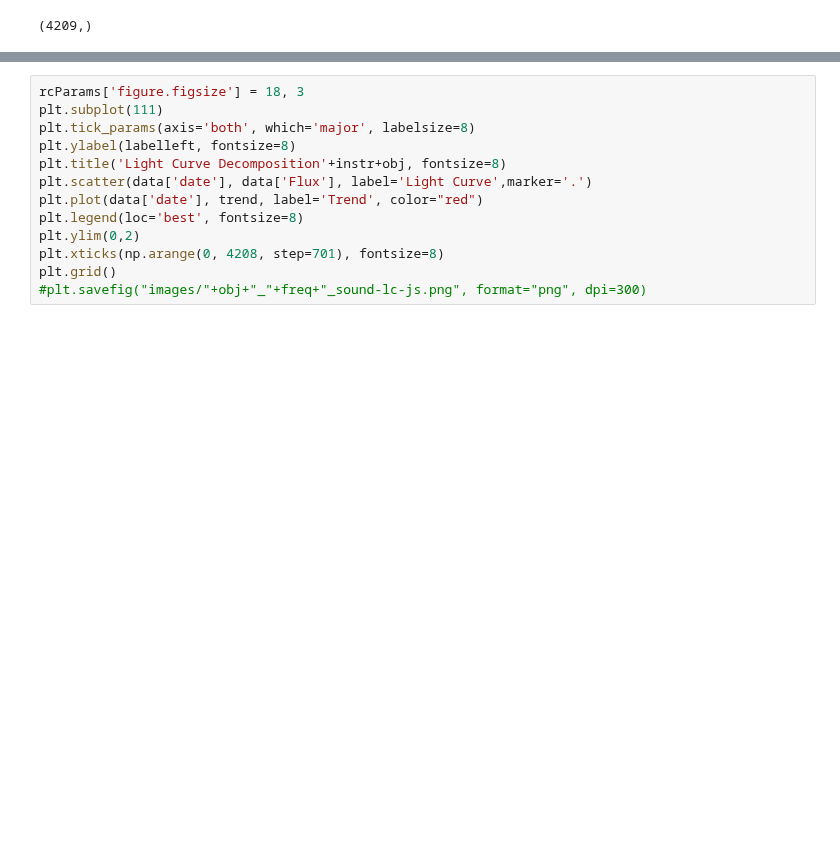
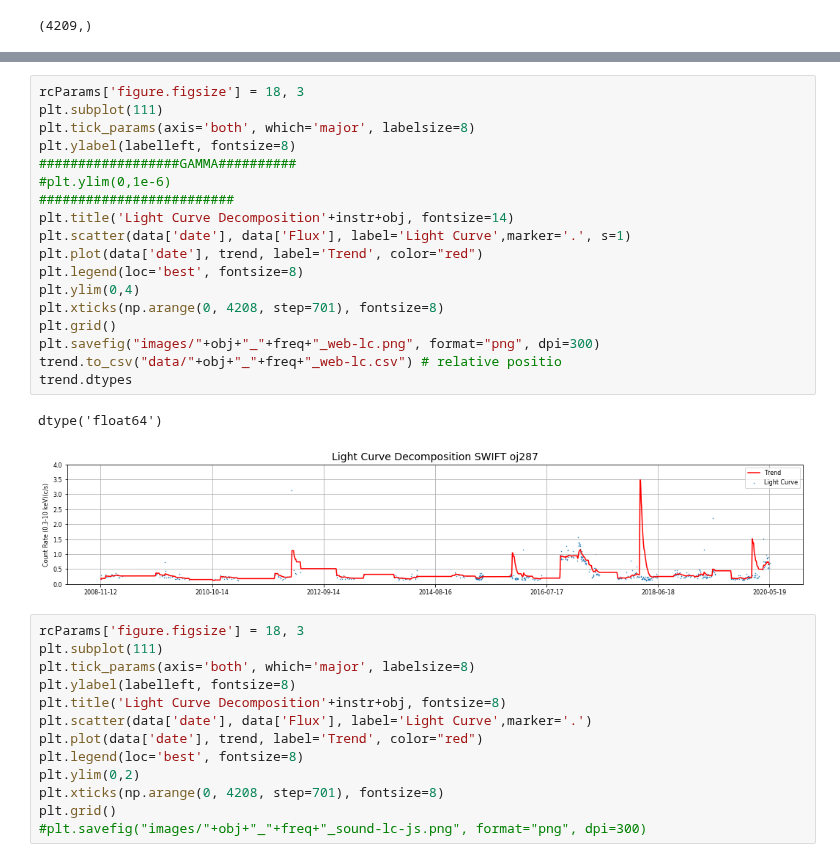
Before and after one commit to GuijonGustavo/oj287_lc, a Jupyter notebook: freq/x-rays/ts/time-serie-analysis_x-rays.ipynb, the cells around one changed output, grey strips where cells are left out. Saved outputs shown, nothing was run; the diff lists cells and outputs as text; blank space fills up the shorter version.

```diff
--- a/freq/x-rays/ts/time-serie-analysis_x-rays.ipynb
+++ b/freq/x-rays/ts/time-serie-analysis_x-rays.ipynb
@@ -167,3 +169,24 @@ plt.tight_layout()
+# %%
+rcParams['figure.figsize'] = 18, 3
+plt.subplot(111)
+plt.tick_params(axis='both', which='major', labelsize=8)
+plt.ylabel(labelleft, fontsize=8)
+##################GAMMA##########
+#plt.ylim(0,1e-6)
+#########################
+plt.title('Light Curve Decomposition'+instr+obj, fontsize=14)
+plt.scatter(data['date'], data['Flux'], label='Light Curve',marker='.', s=1)
+plt.plot(data['date'], trend, label='Trend', color="red")
+plt.legend(loc='best', fontsize=8)
+plt.ylim(0,4)
+plt.xticks(np.arange(0, 4208, step=701), fontsize=8)
+plt.grid()
+plt.savefig("images/"+obj+"_"+freq+"_web-lc.png", format="png", dpi=300)
+trend.to_csv("data/"+obj+"_"+freq+"_web-lc.csv") # relative positio
+trend.dtypes
+# %% [output]
+dtype('float64')
+[figure, added]
 # %%
 rcParams['figure.figsize'] = 18, 3
 plt.subplot(111)
```
Also changed, not shown: parts of 1 cell of this notebook, 18 other files.
